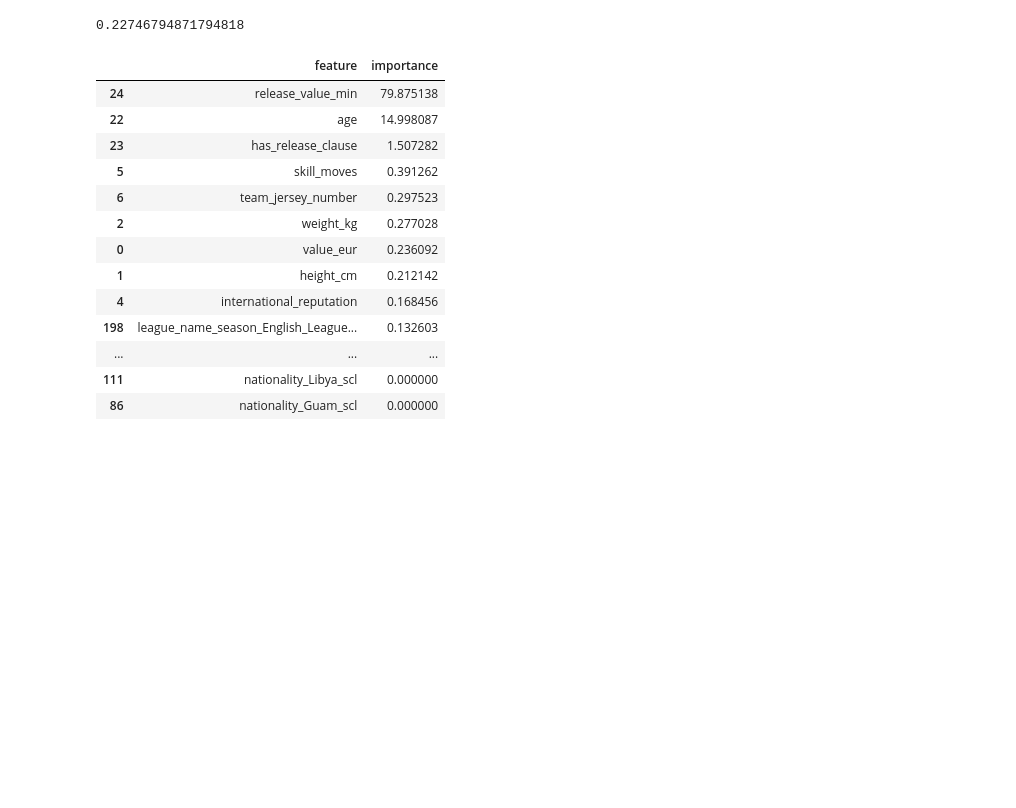
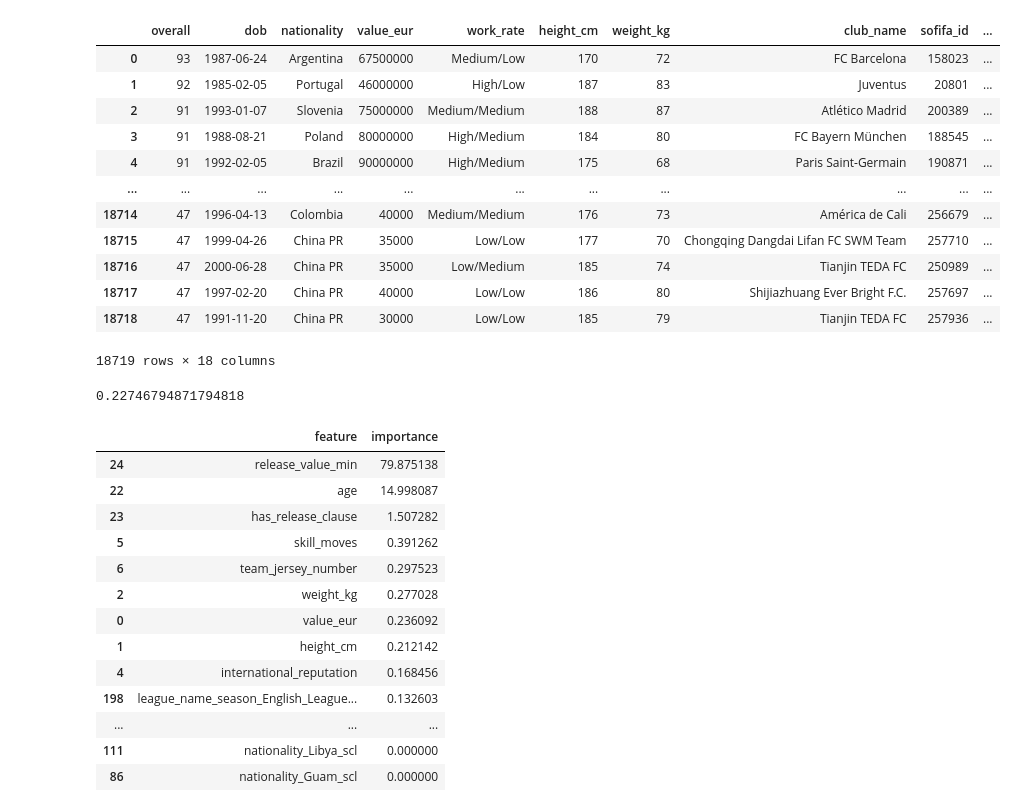
Before and after one commit to adamandrew-ml/portfolio, a Jupyter notebook: fifa_api_model/fifa_explore.ipynb, the cells around one changed output. Drawn from its saved outputs; the diff is of its cells as text; code cells hidden in the pictures; blank space fills up the shorter version.

```diff
--- a/fifa_api_model/fifa_explore.ipynb
+++ b/fifa_api_model/fifa_explore.ipynb
@@ -150,3 +173,19 @@ class Transformer:
+# %%
+player_data
+# %% [output]
+|  | overall | dob | nationality | value_eur | work_rate | height_cm | weight_kg | club_name | sofifa_id | ... |
+| 0 | 93 | 1987-06-24 | Argentina | 67500000 | Medium/Low | 170 | 72 | FC Barcelona | 158023 | ... |
+| 1 | 92 | 1985-02-05 | Portugal | 46000000 | High/Low | 187 | 83 | Juventus | 20801 | ... |
+| 2 | 91 | 1993-01-07 | Slovenia | 75000000 | Medium/Medium | 188 | 87 | Atlético Madrid | 200389 | ... |
+| 3 | 91 | 1988-08-21 | Poland | 80000000 | High/Medium | 184 | 80 | FC Bayern München | 188545 | ... |
+| 4 | 91 | 1992-02-05 | Brazil | 90000000 | High/Medium | 175 | 68 | Paris Saint-Germain | 190871 | ... |
+| ... | ... | ... | ... | ... | ... | ... | ... | ... | ... | ... |
+| 18714 | 47 | 1996-04-13 | Colombia | 40000 | Medium/Medium | 176 | 73 | América de Cali | 256679 | ... |
+| 18715 | 47 | 1999-04-26 | China PR | 35000 | Low/Low | 177 | 70 | Chongqing Dangdai Lifan FC SWM Team | 257710 | ... |
+| 18716 | 47 | 2000-06-28 | China PR | 35000 | Low/Medium | 185 | 74 | Tianjin TEDA FC | 250989 | ... |
+| 18717 | 47 | 1997-02-20 | China PR | 40000 | Low/Low | 186 | 80 | Shijiazhuang Ever Bright F.C. | 257697 | ... |
+| 18718 | 47 | 1991-11-20 | China PR | 30000 | Low/Low | 185 | 79 | Tianjin TEDA FC | 257936 | ... |
+18719 rows × 18 columns
 # %%
 player_data = get_data()
 player_data["value_eur"] = np.random.randint(0, 100, len(player_data))
```
Also changed, not shown: parts of 1 cell of this notebook, 18 other files.
